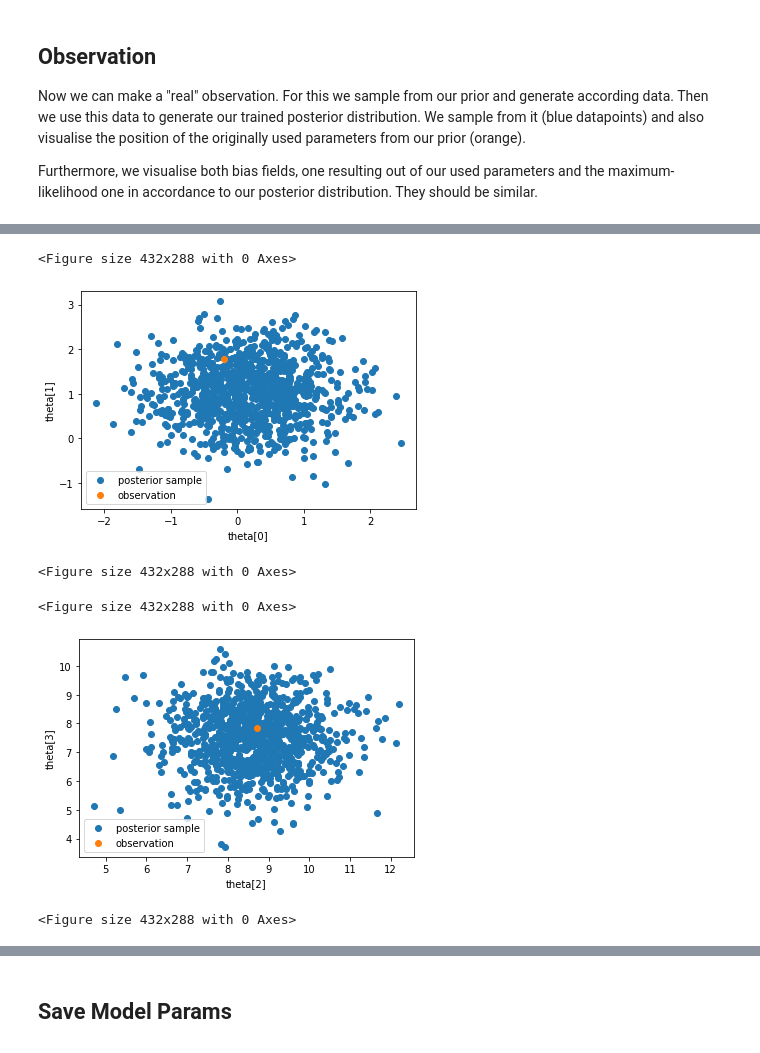
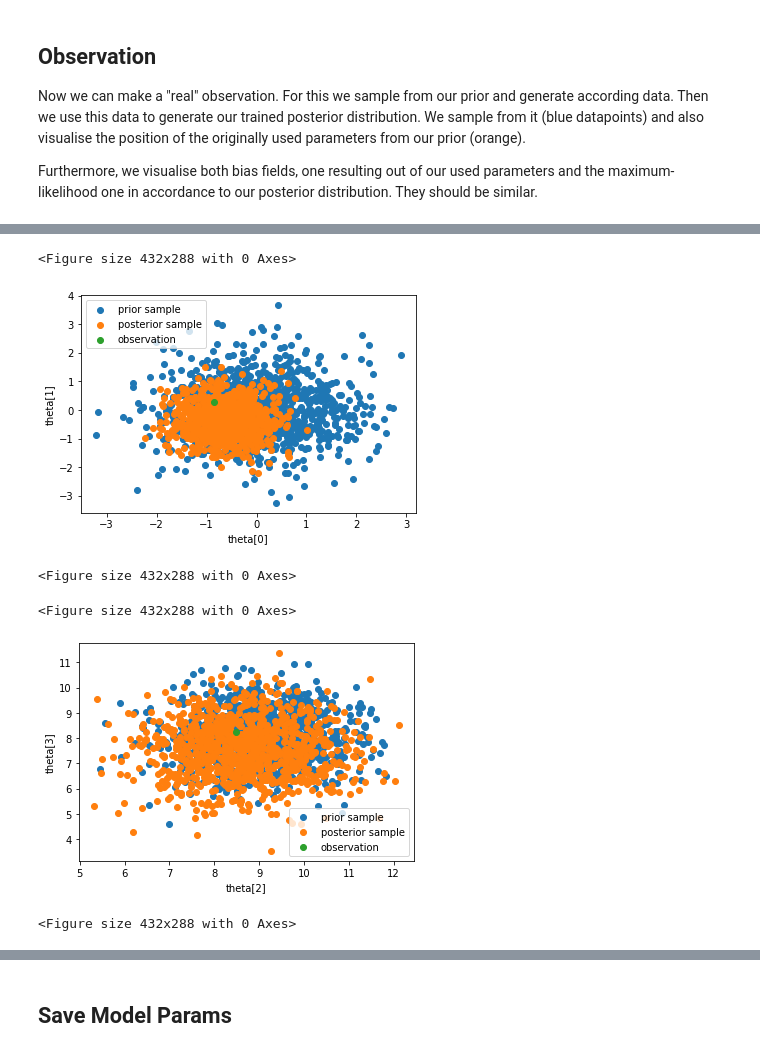
Before and after one commit to evanwonisch/bayesian-inference, a Jupyter notebook: MinField SBI.ipynb, the cells around one changed output, grey strips where cells are left out. Drawn from its saved outputs; the diff is of its cells as text; code cells hidden in the pictures.

```diff
--- a/MinField SBI.ipynb
+++ b/MinField SBI.ipynb
@@ -290,3 +299,8 @@ obs = mech_model(theta)
 post_dist = variational_dist.build_dist(compressor(tf.expand_dims(obs, axis = 0)))
 post_dist_param = variational_dist.calc_mixture_params(compressor(tf.expand_dims(obs, axis = 0)))
 post_sample = post_dist.sample(1000)
+
+prior_sample = proposal_prior.sample(1000)
+
+plt.plot(obs)
+plt.show()
@@ -293,4 +309,5 @@ post_sample = post_dist.sample(1000)
 # %%
+plt.scatter(prior_sample[:,0], prior_sample[:,1], label = "prior sample")
 plt.scatter(post_sample[:,0,0], post_sample[:,0,1], label = "posterior sample")
 plt.scatter(theta[0], theta[1], label = "observation")
 plt.xlabel("theta[0]")
@@ -299,18 +316,19 @@ plt.legend()
 plt.figure()
 # %% [output]
 <Figure size 432x288 with 0 Axes>
-[figure, old version]
+[figure, new version]
 <Figure size 432x288 with 0 Axes>
 # %%
+plt.scatter(prior_sample[:,2], prior_sample[:,3], label = "prior sample")
 plt.scatter(post_sample[:,0,2], post_sample[:,0,3], label = "posterior sample")
 plt.scatter(theta[2], theta[3], label = "observation")
 plt.xlabel("theta[2]")
 plt.ylabel("theta[3]")
 plt.legend()
 plt.figure()
 # %% [output]
 <Figure size 432x288 with 0 Axes>
-[figure, old version]
+[figure, new version]
 <Figure size 432x288 with 0 Axes>
 # %%
 plt.imshow(used_bias)
```
Also changed, not shown: parts of 18 cells of this notebook.
